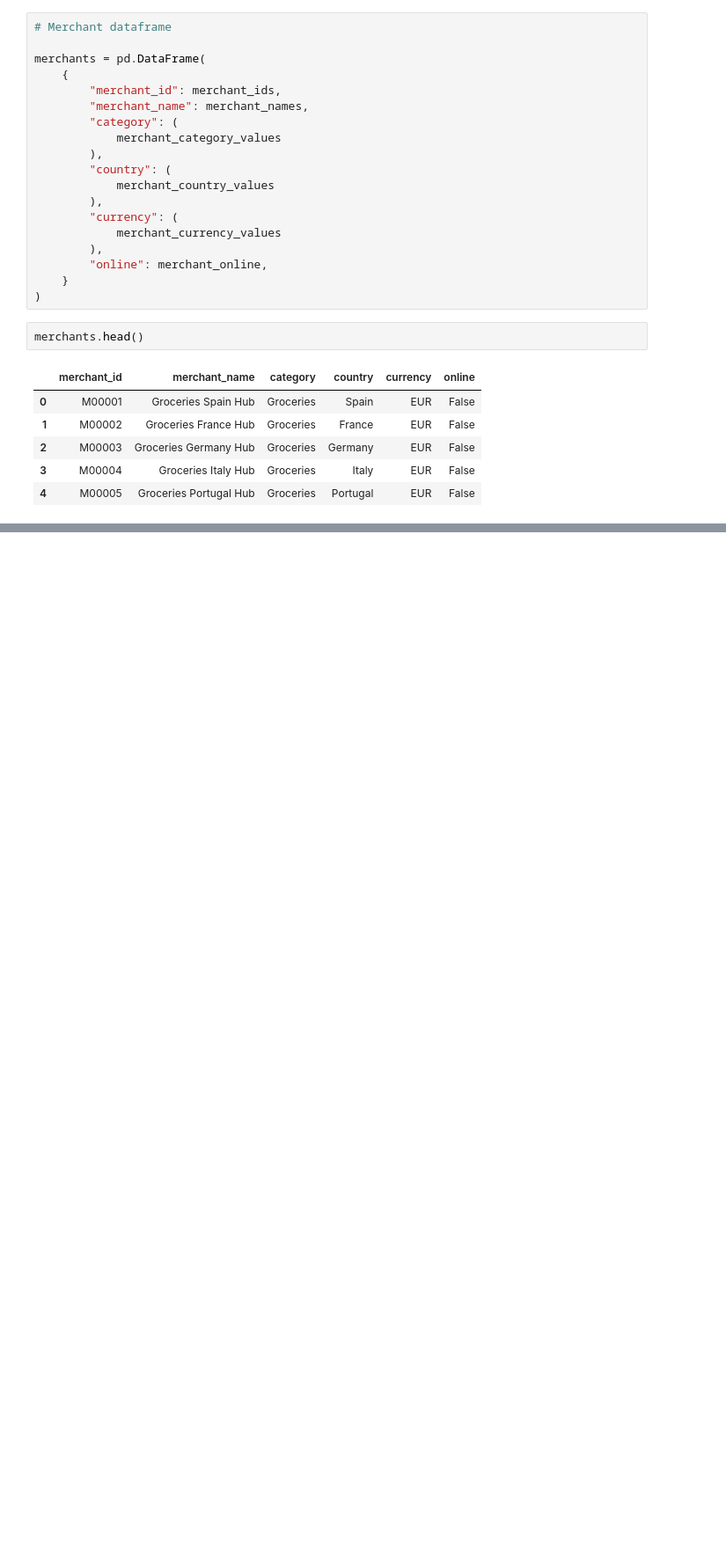
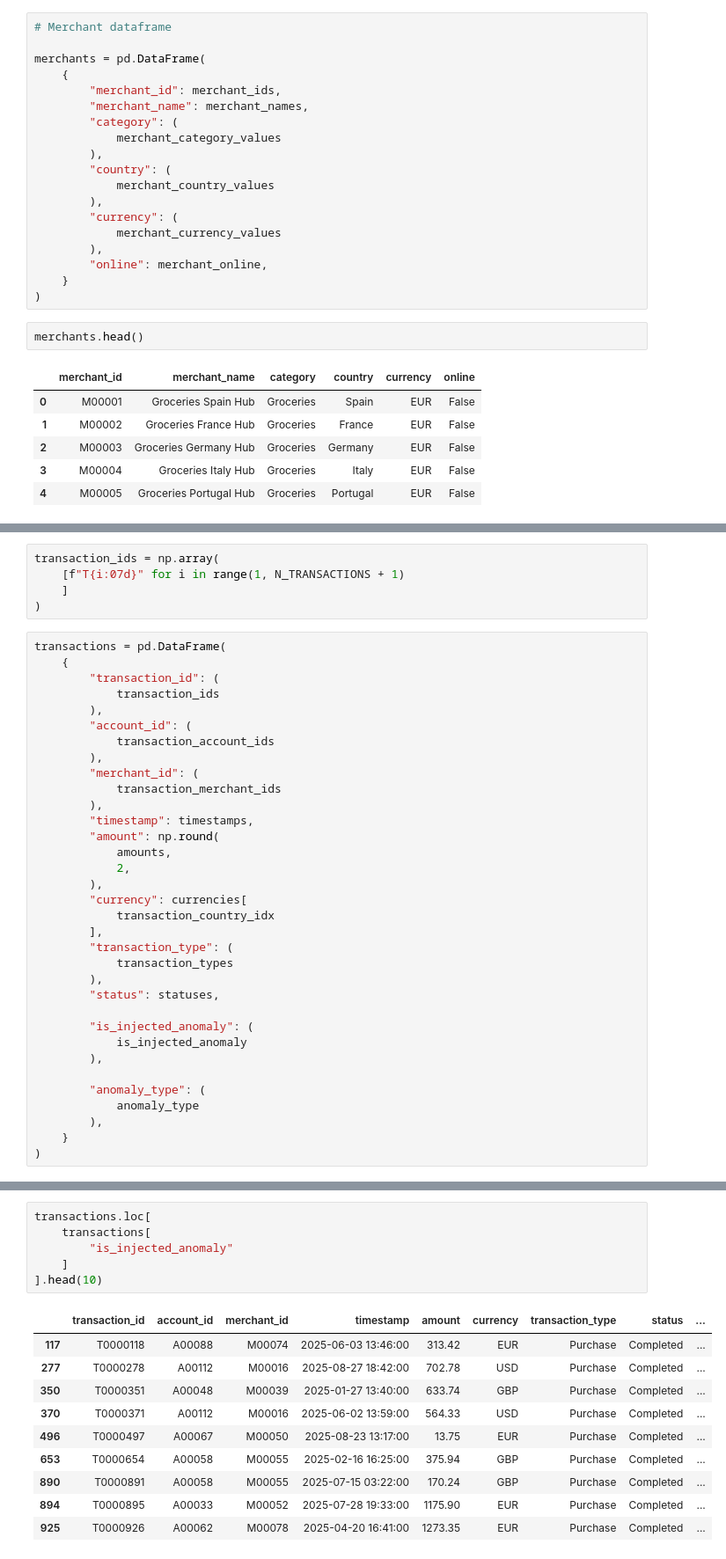
Before and after one commit to glezirene/transaction-intelligence, a Jupyter notebook: notebooks/08_synthetic_data_generation.ipynb, the cells around one changed output, grey strips where cells are left out. Shown at 88% size. Drawn from its saved outputs; the diff is of its cells as text; blank space fills up the shorter version.

Commit message:
Generate reproducible synthetic transaction data

```diff
--- a/notebooks/08_synthetic_data_generation.ipynb
+++ b/notebooks/08_synthetic_data_generation.ipynb
@@ -430,0 +676,39 @@ merchants.head()
+# %%
+transaction_ids = np.array(
+    [f"T{i:07d}" for i in range(1, N_TRANSACTIONS + 1)
+    ]
+)
+# %%
+transactions = pd.DataFrame(
+    {
+        "transaction_id": (
+            transaction_ids
+        ),
+        "account_id": (
+            transaction_account_ids
+        ),
+        "merchant_id": (
+            transaction_merchant_ids
+        ),
+        "timestamp": timestamps,
+        "amount": np.round(
+            amounts,
+            2,
+        ),
+        "currency": currencies[
+            transaction_country_idx
+        ],
+        "transaction_type": (
+            transaction_types
+        ),
+        "status": statuses,
+
+        "is_injected_anomaly": (
+            is_injected_anomaly
+        ),
+
+        "anomaly_type": (
+            anomaly_type
+        ),
+    }
+)
@@ -430,0 +762,17 @@ merchants.head()
+# %%
+transactions.loc[
+    transactions[
+        "is_injected_anomaly"
+    ]
+].head(10)
+# %% [output]
+|  | transaction_id | account_id | merchant_id | timestamp | amount | currency | transaction_type | status | ... |
+| 117 | T0000118 | A00088 | M00074 | 2025-06-03 13:46:00 | 313.42 | EUR | Purchase | Completed | ... |
+| 277 | T0000278 | A00112 | M00016 | 2025-08-27 18:42:00 | 702.78 | USD | Purchase | Completed | ... |
+| 350 | T0000351 | A00048 | M00039 | 2025-01-27 13:40:00 | 633.74 | GBP | Purchase | Completed | ... |
+| 370 | T0000371 | A00112 | M00016 | 2025-06-02 13:59:00 | 564.33 | USD | Purchase | Completed | ... |
+| 496 | T0000497 | A00067 | M00050 | 2025-08-23 13:17:00 | 13.75 | EUR | Purchase | Completed | ... |
+| 653 | T0000654 | A00058 | M00055 | 2025-02-16 16:25:00 | 375.94 | GBP | Purchase | Completed | ... |
+| 890 | T0000891 | A00058 | M00055 | 2025-07-15 03:22:00 | 170.24 | GBP | Purchase | Completed | ... |
+| 894 | T0000895 | A00033 | M00052 | 2025-07-28 19:33:00 | 1175.90 | EUR | Purchase | Completed | ... |
+| 925 | T0000926 | A00062 | M00078 | 2025-04-20 16:41:00 | 1273.35 | EUR | Purchase | Completed | ... |
```
Also changed, not shown: parts of 51 cells of this notebook, 8 other files.
